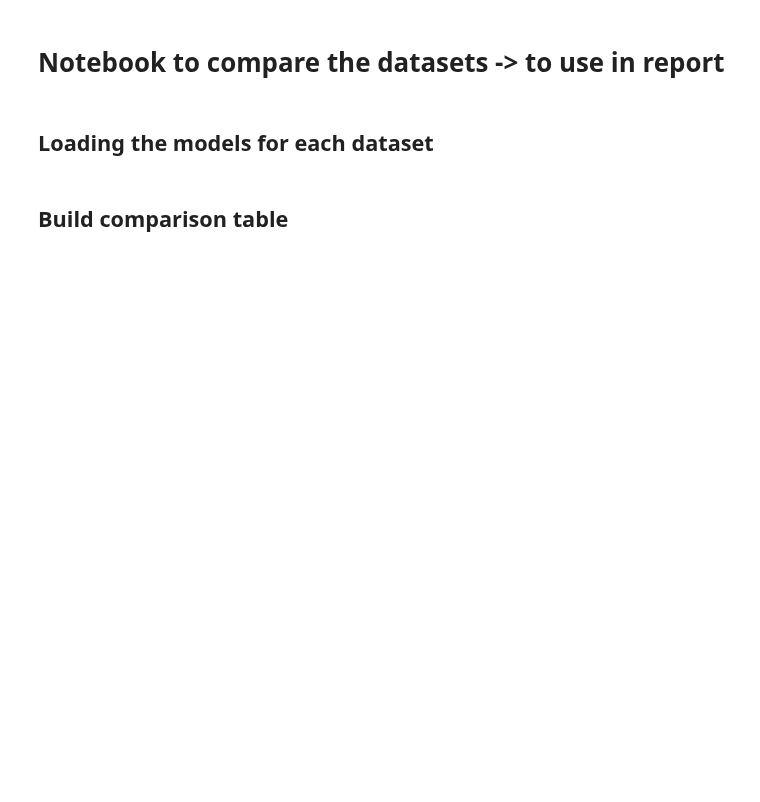
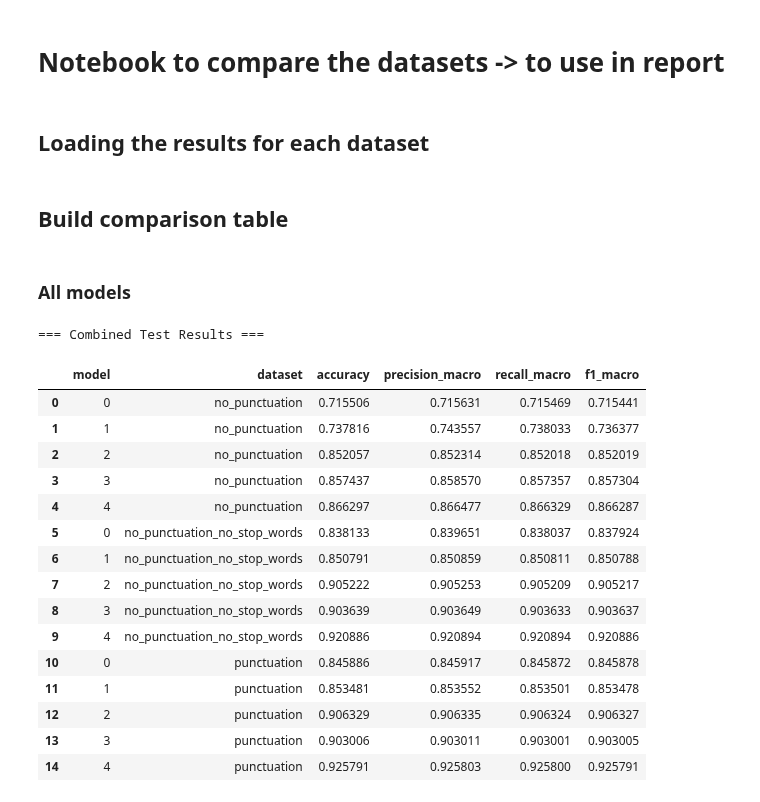
Before and after one commit to DuarteCruz6/homeworksML, a Jupyter notebook: challenge/notebooks/report_stuff/dataset_comparison.ipynb, the cells around one changed output. Saved outputs shown, nothing was run; the diff lists cells and outputs as text; code cells hidden in the pictures; blank space fills up the shorter version.

```diff
--- a/challenge/notebooks/report_stuff/dataset_comparison.ipynb
+++ b/challenge/notebooks/report_stuff/dataset_comparison.ipynb
@@ -8,3 +7,3 @@ import pandas as pd
 # %% [markdown]
-## Loading the models for each dataset
+## Loading the results for each dataset
 # %%
@@ -44,40 +31,39 @@ best_mlp_punc = load_model("punctuation", "mlp")
 # %% [markdown]
 ## Build comparison table
+# %% [markdown]
+### All models
 # %%
-# Load your datasets (assuming X_test and y_test are already available for each preprocessing type)
-# Replace these with your actual test sets
-datasets = {
-    "No Punctuation": (X_test_no_punc, y_test_no_punc),
-    "No Punct + Stopwords": (X_test_no_punc_no_stop_words, y_test_no_punc_no_stop_words),
-    "With Punctuation": (X_test_punc, y_test_punc),
-    #"With Punct + Stopwords": (X_test_punc_no_stop_words, y_test_punc_no_stop_words)
-}
+# Combine all results
+df_all = pd.concat(all_results)
 
-models = {
-    "Decision Tree": [best_dt_no_punc, best_dt_no_punc_no_stop_words, best_dt_punc],
-    "Gaussian NB": [best_gnb_no_punc, best_gnb_no_punc_no_stop_words, best_gnb_punc],
-    "Logistic Regression L2": [best_lr_l2_no_punc, best_lr_l2_no_punc_no_stop_words, best_lr_l2_punc],
-    "Logistic Regression L1": [best_lr_l1_no_punc, best_lr_l1_no_punc_no_stop_words, best_lr_l1_punc],
-    "MLP": [best_mlp_no_punc, best_mlp_no_punc_no_stop_words, best_mlp_punc]
-}
+# Optional: reorder columns for clarity
+df_all = df_all[["dataset", "accuracy", "precision_macro", "recall_macro", "f1_macro"]]
 
-# Initialize dataframe
-metrics_df = pd.DataFrame(columns=["Model", "Dataset", "Accuracy", "Precision", "Recall", "F1"])
+# Reset index to have model names as a column
+df_all.reset_index(inplace=True)
+df_all.rename(columns={"index": "model"}, inplace=True)
 
-for model_name, model_list in models.items():
-    for i, (dataset_name, (X_test, y_test)) in enumerate(datasets.items()):
-        # Ensure model index matches dataset index
-        model = model_list[i]
-        y_pred = model.predict(X_test)
-        metrics_df = pd.concat([metrics_df, pd.DataFrame([{
-            "Model": model_name,
-            "Dataset": dataset_name,
-            "Accuracy": accuracy_score(y_test, y_pred),
-            "Precision": precision_score(y_test, y_pred),
-            "Recall": recall_score(y_test, y_pred),
-            "F1": f1_score(y_test, y_pred)
-        }])], ignore_index=True)
+# Show combined table
+print("\n=== Combined Test Results ===")
+display(df_all)
 
-# Pivot table for Markdown display
-pivot_table = metrics_df.pivot(index="Model", columns="Dataset", values="F1")
-print(pivot_table)
+# Save combined results to a CSV for reference
+df_all.to_csv("../../report/assets/dataset_comparison/combined_test_results.csv", index=False)
+# %% [output]
+=== Combined Test Results ===
+|  | model | dataset | accuracy | precision_macro | recall_macro | f1_macro |
+| 0 | 0 | no_punctuation | 0.715506 | 0.715631 | 0.715469 | 0.715441 |
+| 1 | 1 | no_punctuation | 0.737816 | 0.743557 | 0.738033 | 0.736377 |
+| 2 | 2 | no_punctuation | 0.852057 | 0.852314 | 0.852018 | 0.852019 |
+| 3 | 3 | no_punctuation | 0.857437 | 0.858570 | 0.857357 | 0.857304 |
+| 4 | 4 | no_punctuation | 0.866297 | 0.866477 | 0.866329 | 0.866287 |
+| 5 | 0 | no_punctuation_no_stop_words | 0.838133 | 0.839651 | 0.838037 | 0.837924 |
+| 6 | 1 | no_punctuation_no_stop_words | 0.850791 | 0.850859 | 0.850811 | 0.850788 |
+| 7 | 2 | no_punctuation_no_stop_words | 0.905222 | 0.905253 | 0.905209 | 0.905217 |
+| 8 | 3 | no_punctuation_no_stop_words | 0.903639 | 0.903649 | 0.903633 | 0.903637 |
+| 9 | 4 | no_punctuation_no_stop_words | 0.920886 | 0.920894 | 0.920894 | 0.920886 |
+| 10 | 0 | punctuation | 0.845886 | 0.845917 | 0.845872 | 0.845878 |
+| 11 | 1 | punctuation | 0.853481 | 0.853552 | 0.853501 | 0.853478 |
+| 12 | 2 | punctuation | 0.906329 | 0.906335 | 0.906324 | 0.906327 |
+| 13 | 3 | punctuation | 0.903006 | 0.903011 | 0.903001 | 0.903005 |
+| 14 | 4 | punctuation | 0.925791 | 0.925803 | 0.925800 | 0.925791 |
```
Also changed, not shown: parts of 8 cells of this notebook, 12 other files.
